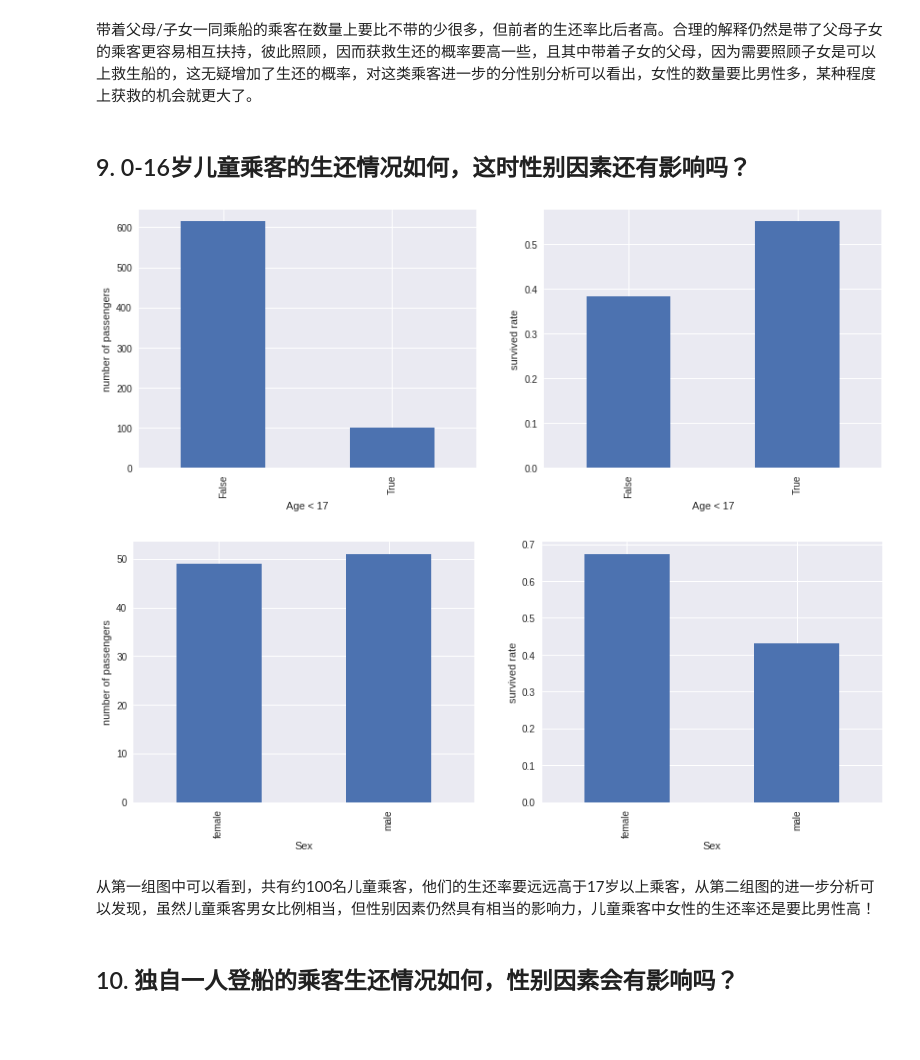
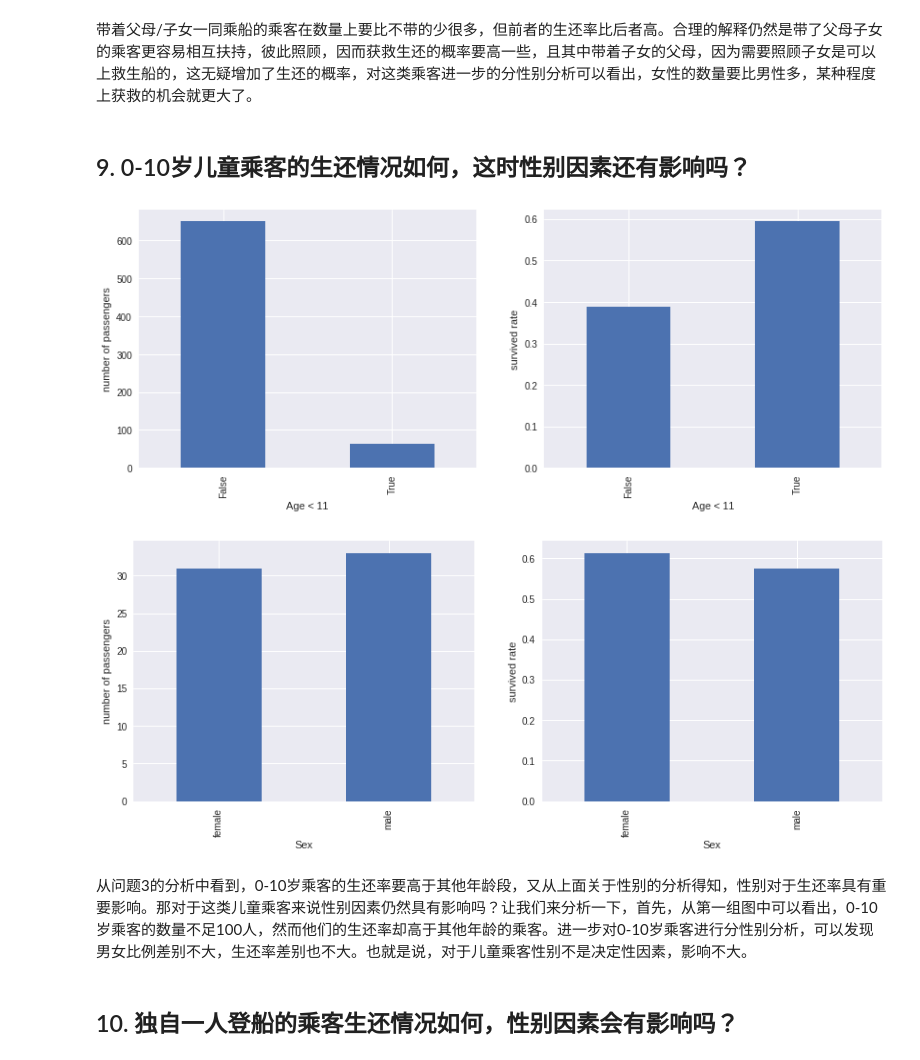
Before and after one commit to leesper/become-data-analyst, a Jupyter notebook: P2investigate_dataset/P2investivate_dataset.ipynb, the cells around one changed output. Drawn from its saved outputs; the diff is of its cells as text; code cells hidden in the pictures; blank space fills up the shorter version.

```diff
--- a/P2investigate_dataset/P2investivate_dataset.ipynb
+++ b/P2investigate_dataset/P2investivate_dataset.ipynb
@@ -308,18 +302,18 @@ bar_group_by(parch_group_by_gender, 'Parch')
 # %% [markdown]
 带着父母/子女一同乘船的乘客在数量上要比不带的少很多，但前者的生还率比后者高。合理的解释仍然是带了父母子女的乘客更容易相互扶持，彼此照顾，因而获救生还的概率要高一些，且其中带着子女的父母，因为需要照顾子女是可以上救生船的，这无疑增加了生还的概率，对这类乘客进一步的分性别分析可以看出，女性的数量要比男性多，某种程度上获救的机会就更大了。
 # %% [markdown]
-## 9. 0-16岁儿童乘客的生还情况如何，这时性别因素还有影响吗？
+## 9. 0-10岁儿童乘客的生还情况如何，这时性别因素还有影响吗？
 # %%
-group_by_teenager = titanic_df_age.groupby(titanic_df_age['Age'] < 17)
-bar_group_by(group_by_teenager, 'Survived', 'Age < 17')
+group_by_teenager = titanic_df_age.groupby(titanic_df_age['Age'] < 11)
+bar_group_by(group_by_teenager, 'Survived', 'Age < 11')
 
-teenager_group_by_gender = titanic_df_age[titanic_df_age['Age'] < 17].groupby('Sex')
+teenager_group_by_gender = titanic_df_age[titanic_df_age['Age'] < 11].groupby('Sex')
 bar_group_by(teenager_group_by_gender, 'Survived')
 # %% [output]
-[figure, old version]
+[figure, new version]
-[figure, old version]
+[figure, new version]
-# %% [markdown]
-从第一组图中可以看到，共有约100名儿童乘客，他们的生还率要远远高于17岁以上乘客，从第二组图的进一步分析可以发现，虽然儿童乘客男女比例相当，但性别因素仍然具有相当的影响力，儿童乘客中女性的生还率还是要比男性高！
+# %% [markdown]
+从问题3的分析中看到，0-10岁乘客的生还率要高于其他年龄段，又从上面关于性别的分析得知，性别对于生还率具有重要影响。那对于这类儿童乘客来说性别因素仍然具有影响吗？让我们来分析一下，首先，从第一组图中可以看出，0-10岁乘客的数量不足100人，然而他们的生还率却高于其他年龄的乘客。进一步对0-10岁乘客进行分性别分析，可以发现男女比例差别不大，生还率差别也不大。也就是说，对于儿童乘客性别不是决定性因素，影响不大。
 # %% [markdown]
 ## 10. 独自一人登船的乘客生还情况如何，性别因素会有影响吗？
 # %%
```
Also changed, not shown: parts of 11 cells of this notebook.
